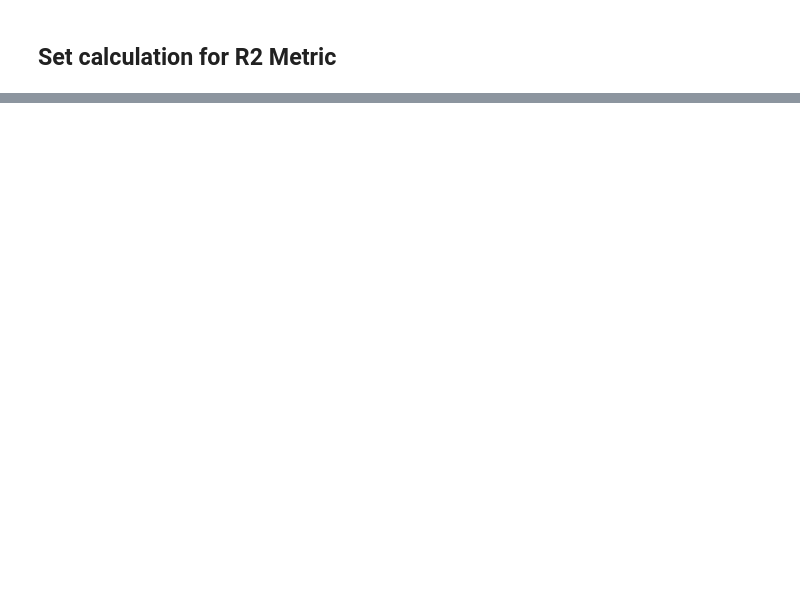
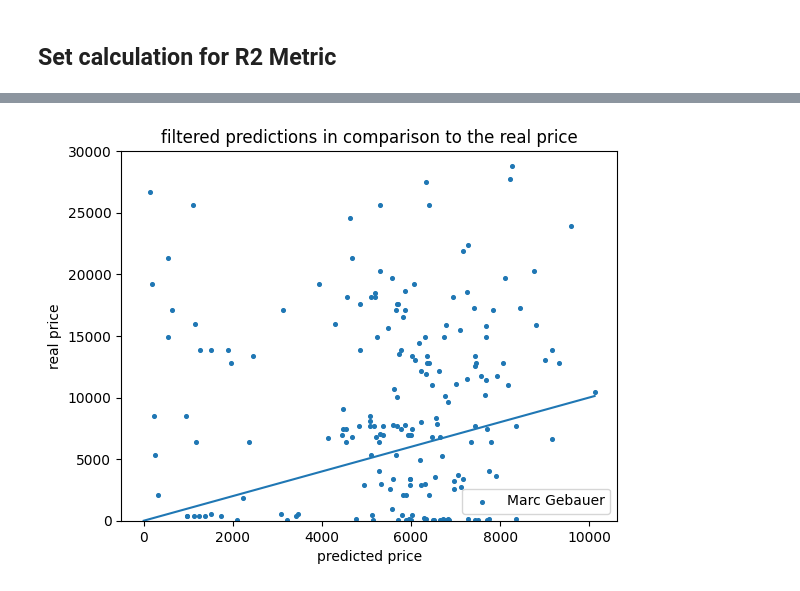
Before and after one commit to jocowhite/watch-price-prediction, a Jupyter notebook: M2_simpleNN_ds3.ipynb, the cells around one changed output, grey strips where cells are left out. Drawn from its saved outputs; the diff is of its cells as text; code cells hidden in the pictures; blank space fills up the shorter version.

```diff
--- a/M2_simpleNN_ds3.ipynb
+++ b/M2_simpleNN_ds3.ipynb
@@ -269,0 +289,17 @@ Result from loss funktion: 36889004.0
+# %%
+fig, ax = plt.subplots()
+
+test = ax.scatter(y_pred_ds2, all_label_ds2, s=7, label ="Marc Gebauer")
+
+ax.plot([0,max(y_pred_ds2)], [0,max(y_pred_ds2)])
+ax.set_ylabel('real price')
+ax.set_xlabel('predicted price')
+ax.set_title('filtered predictions in comparison to the real price')
+
+ax.legend(handles=[test], loc='lower right')
+ax.set_ylim(0, 30000)
+#ax.set_xlim(0, 2000)
+
+plt.show()
+# %% [output]
+[figure, added]
```
Also changed, not shown: parts of 13 cells of this notebook, 1 other file.
